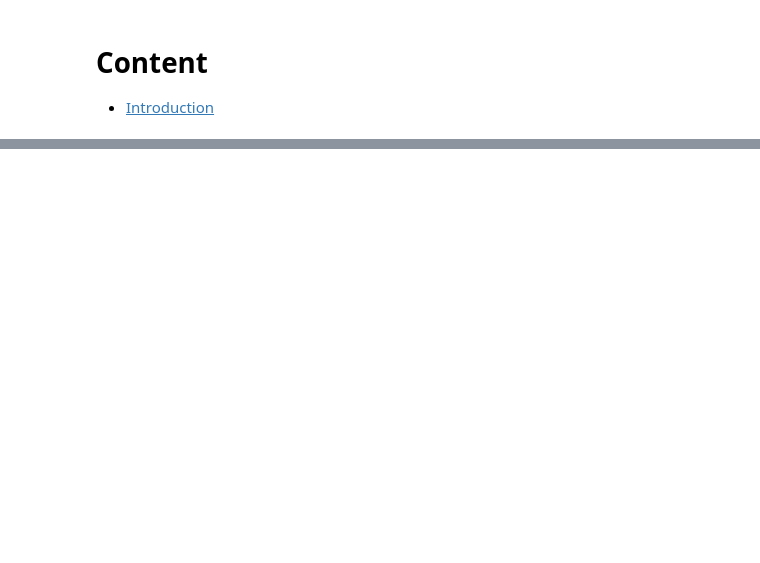
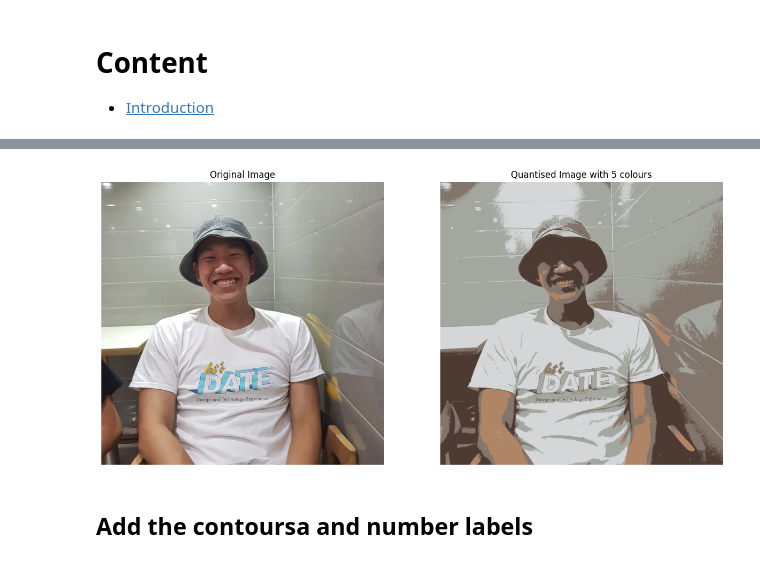
Before and after one commit to minimartzz/pAInt-by-the-numbers, a Jupyter notebook: data_exploration.ipynb, the cells around one changed output, grey strips where cells are left out. Drawn from its saved outputs; the diff is of its cells as text; code cells hidden in the pictures; blank space fills up the shorter version.

Commit message:
[New] Created prelimiary PBN model using sklearn

```diff
--- a/data_exploration.ipynb
+++ b/data_exploration.ipynb
@@ -22,0 +34,49 @@ import seaborn as sns
+# %%
+# Use KMeans clustering to find most common colours
+def dominant_colours(img_path, k=10):
+  img = cv2.imread(f"data/{img_path}")
+  img = cv2.cvtColor(img, cv2.COLOR_BGR2RGB)
+
+  # Flatten the image
+  pixel_list = img.reshape((img.shape[0] * img.shape[1], 3))
+
+  # Fit the quantisation model
+  clt = KMeans(n_clusters=k, n_init='auto')
+  clt.fit(pixel_list)
+
+  # Returns the dominant colours
+  d_colours = clt.cluster_centers_.astype('uint8')
+
+  # Reconstructs the image
+  labels = clt.labels_
+  new_colours = d_colours[labels]
+  quantised_img = new_colours.reshape((img.shape[0], img.shape[1], 3))
+
+  return img, quantised_img
+# %%
+K = 5
+IMG_PATH = 'img5.jpg'
+original_img, quantised_img = dominant_colours(IMG_PATH, k=K)
+# %%
+# Display results
+plt.figure(figsize=(15, 12))
+
+# Plot the original image
+plt.subplot(1, 2, 1)
+plt.axis('off')
+plt.title('Original Image')
+plt.imshow(original_img)
+
+# Plot the quantised image
+plt.subplot(1, 2, 2)
+plt.axis('off')
+plt.title(f'Quantised Image with {K} colours')
+plt.imshow(quantised_img)
+
+print()
+
+plt.show()
+# %% [output]
+[figure, added]
+# %% [markdown]
+## Add the contoursa and number labels
```
Also changed, not shown: parts of 10 cells of this notebook.
